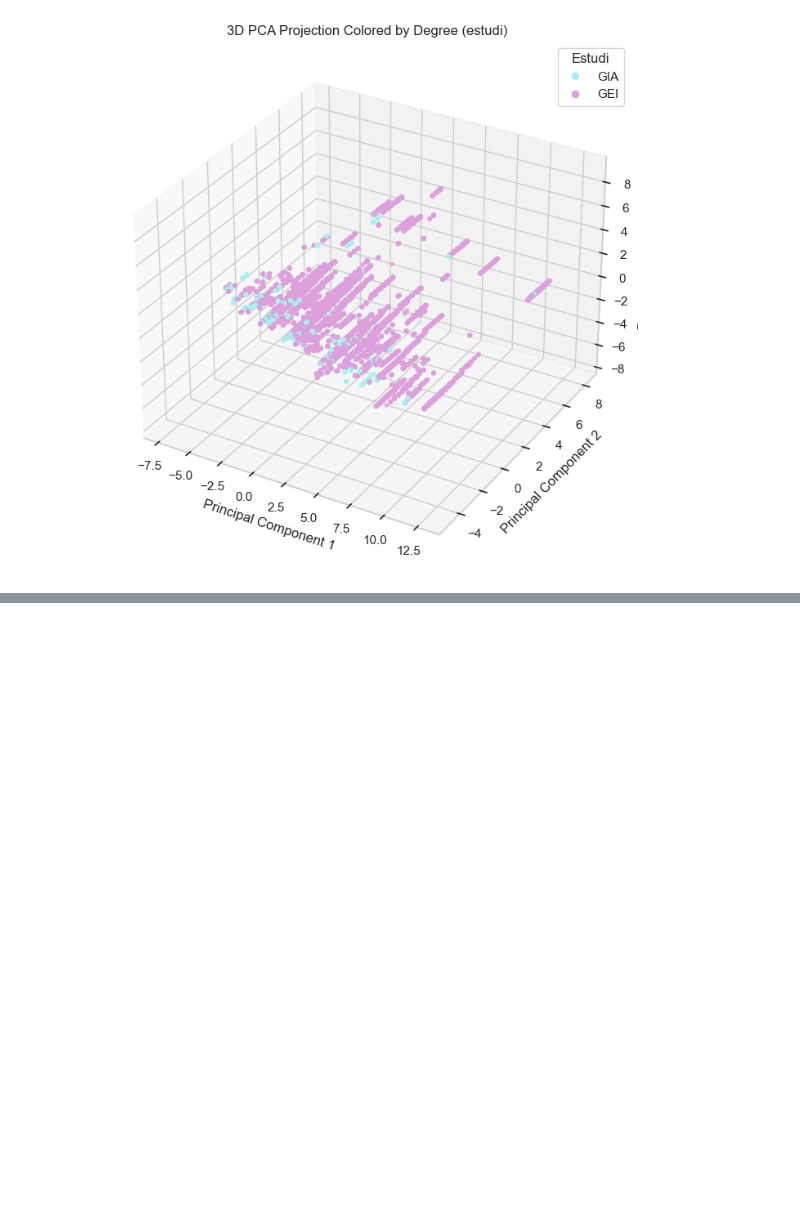
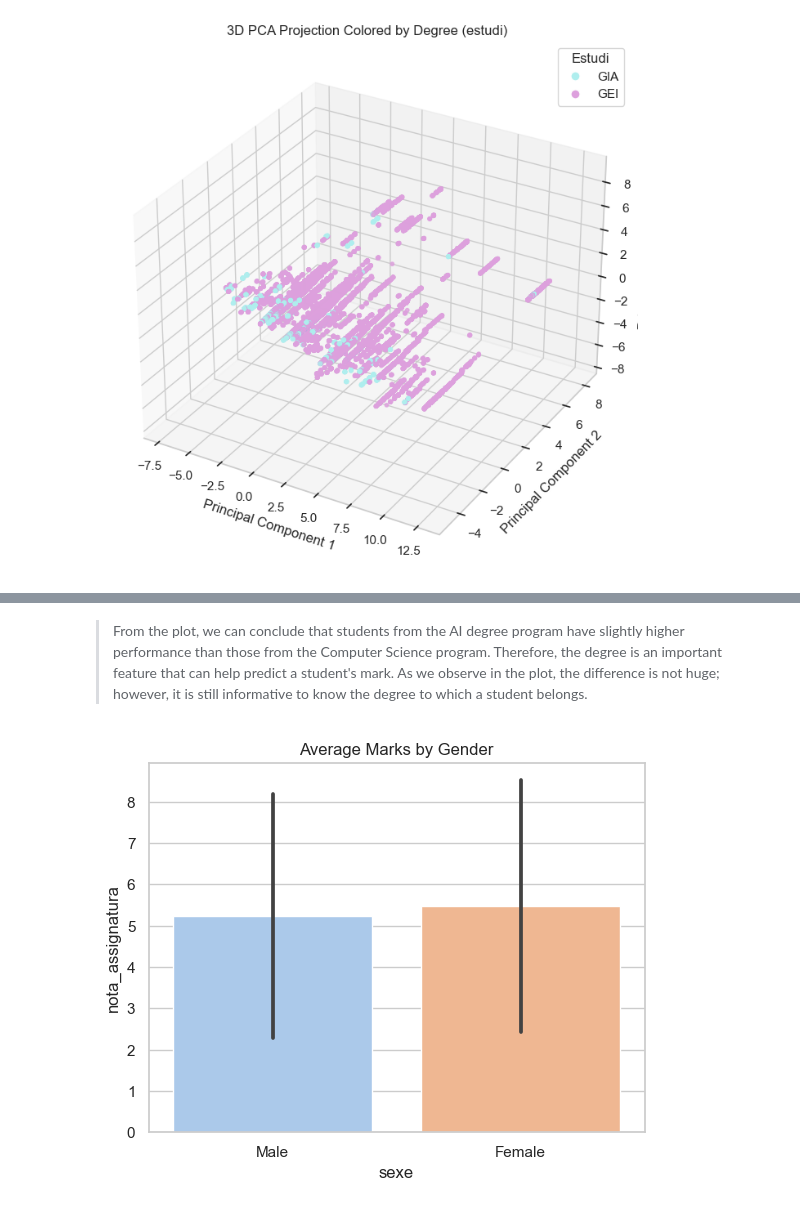
Before and after one commit to laurabolta/Synthesis-Project-I, a Jupyter notebook: Student_plots.ipynb, the cells around one changed output, grey strips where cells are left out. Saved outputs shown, nothing was run; the diff lists cells and outputs as text; code cells hidden in the pictures; blank space fills up the shorter version.

```diff
--- a/Student_plots.ipynb
+++ b/Student_plots.ipynb
@@ -457,0 +533,16 @@ plt.show()
+# %% [markdown]
+> From the plot, we can conclude that students from the AI degree program have slightly higher performance than those from the Computer Science program. Therefore, the degree is an important feature that can help predict a student's mark. As we observe in the plot, the difference is not huge; however, it is still informative to know the degree to which a student belongs.
+# %%
+# Create a copy of the DataFrame with gender mapped
+df = clean_df.copy()
+df['sexe'] = df['sexe'].map({'Home': 'Male', 'Dona': 'Female'})
+
+# Extract only the columns of interest
+marks_df = df[['sexe', 'nota_assignatura']]
+
+# Plot
+sns.barplot(x='sexe', y='nota_assignatura', data=marks_df, errorbar='sd', palette='pastel')
+plt.title('Average Marks by Gender')
+plt.show()
+# %% [output]
+[figure, added]
```
Also changed, not shown: parts of 20 cells of this notebook.
